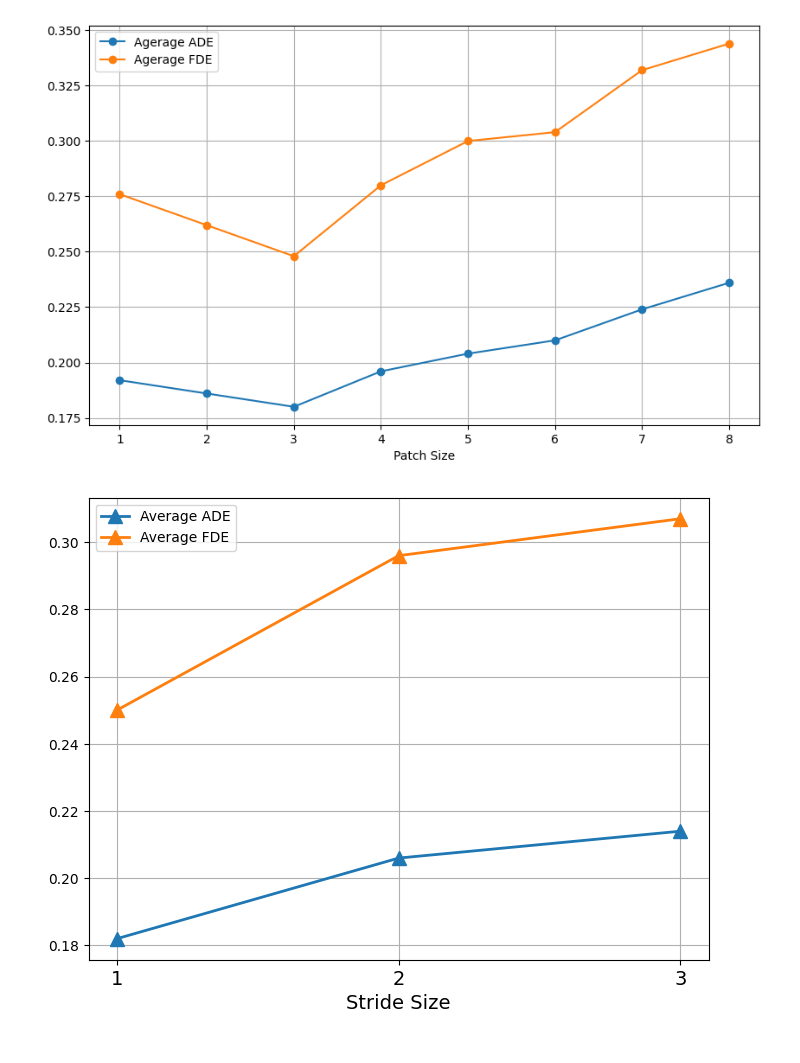
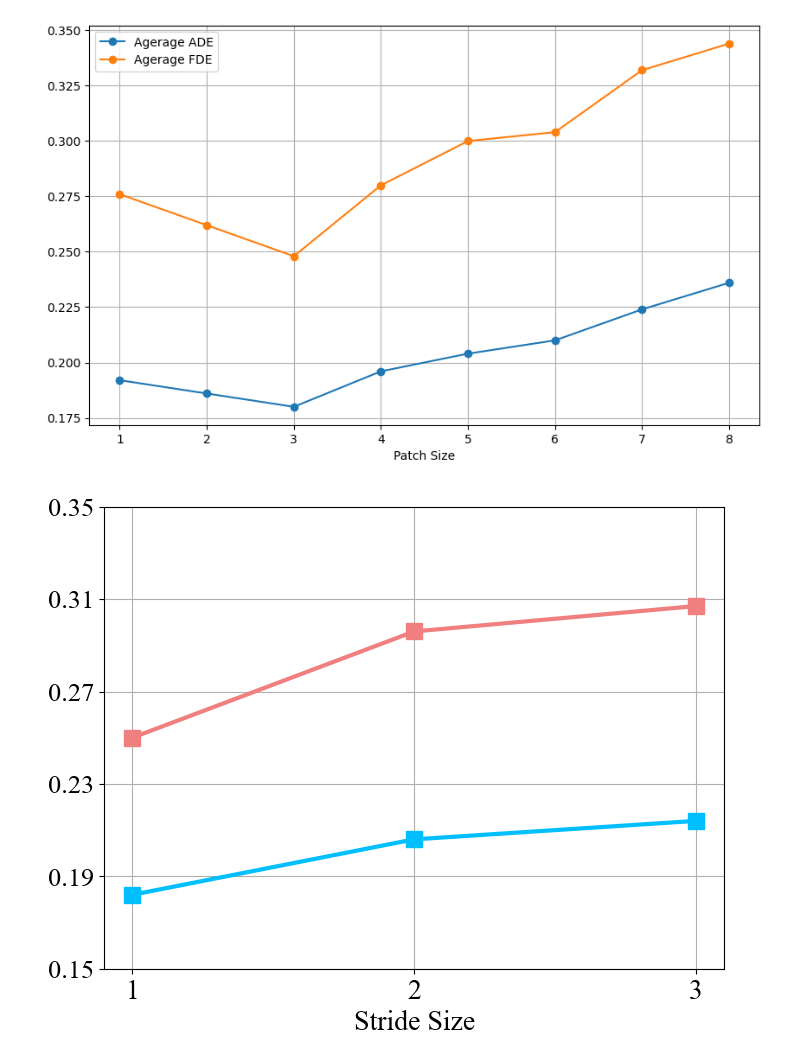
Before and after one commit to Carrotsniper/NewProject, a Jupyter notebook: figure.ipynb, the cells around one changed output. Saved outputs shown, nothing was run; the diff lists cells and outputs as text; code cells hidden in the pictures.

Commit message:
new figure

```diff
--- a/figure.ipynb
+++ b/figure.ipynb
@@ -62,42 +62,56 @@ plt.show()
 [figure]
 # %%
 # Data for stride size analysis
+plt.rcParams["font.family"] = "Times New Roman"
+import numpy as np
+
 stride_data = {
     "stride_size": [1, 2, 3],
     "ETH_ADE": [0.36, 0.41, 0.42],
     "ETH_FDE": [0.45, 0.56, 0.55],
     "HOTEL_ADE": [0.11, 0.14, 0.15],
     "HOTEL_FDE": [0.16, 0.21, 0.24],
     "UNIV_ADE": [0.19, 0.21, 0.22],
     "UNIV_FDE": [0.28, 0.31, 0.33],
     "ZARA1_ADE": [0.14, 0.15, 0.15],
     "ZARA1_FDE": [0.20, 0.22, 0.23],
     "ZARA2_ADE": [0.11, 0.12, 0.13],
     "ZARA2_FDE": [0.16, 0.18, 0.185]
 }
 
 # Convert to DataFrame
 df_stride = pd.DataFrame(stride_data)
 
 # Calculate means for stride sizes
 df_stride_means = df_stride.mean(axis=1).to_frame()
 df_stride_means.columns = ['Mean']
 df_stride_means['Stride'] = df_stride['stride_size']
 df_stride_means['Mean_ADE'] = df_stride[['ETH_ADE', 'HOTEL_ADE', 'UNIV_ADE', 'ZARA1_ADE', 'ZARA2_ADE']].mean(axis=1)
 df_stride_means['Mean_FDE'] = df_stride[['ETH_FDE', 'HOTEL_FDE', 'UNIV_FDE', 'ZARA1_FDE', 'ZARA2_FDE']].mean(axis=1)
 
+# Extract the maximum values from ADE and FDE to set the y-axis limits
+max_ade = df_means['Mean_ADE'].max()
+max_fde = df_means['Mean_FDE'].max()
+max_y = max(max_ade, max_fde)  # Find the overall maximum to set a uniform scale for both
+
+# Set minimum to zero for clarity in viewing the baseline
+min_y = 0.15
+
+
 # Plotting the means for stride sizes
 # Replotting without grid and limited to stride sizes 1, 2, and 3
 plt.figure(figsize=(8, 6))
-plt.plot(df_stride_means['Stride'], df_stride_means['Mean_ADE'], marker='^', linewidth=2.0,label='Average ADE', markersize=10)
-plt.plot(df_stride_means['Stride'], df_stride_means['Mean_FDE'], marker='^', linewidth=2.0,label='Average FDE', markersize=10)
-plt.xlabel("Stride Size", fontsize=14)
-plt.xticks([1, 2, 3], fontsize=14)  # Set x-axis ticks specifically for stride sizes 1, 2, and 3
+plt.plot(df_stride_means['Stride'], df_stride_means['Mean_ADE'], marker='s', linewidth=3.0,label='Average ADE', markersize=12, color='deepskyblue')
+plt.plot(df_stride_means['Stride'], df_stride_means['Mean_FDE'], marker='s', linewidth=3.0,label='Average FDE', markersize=12, color='lightcoral')
+plt.xlabel("Stride Size", fontsize=20)
+plt.xticks([1, 2, 3], fontsize=20)  # Set x-axis ticks specifically for stride sizes 1, 2, and 3
+plt.yticks(np.arange(min_y, max_y + 0.01, 0.04), fontsize=19)  # Setting y-ticks to increase by 0.1
+
 plt.grid(True)
-plt.legend()
+# plt.legend()
 plt.show()
 # %% [output]
-[figure, old version]
+[figure, new version]
 # %%
 import matplotlib.pyplot as plt
 import pandas as pd
```
Also changed, not shown: parts of 2 cells of this notebook.
